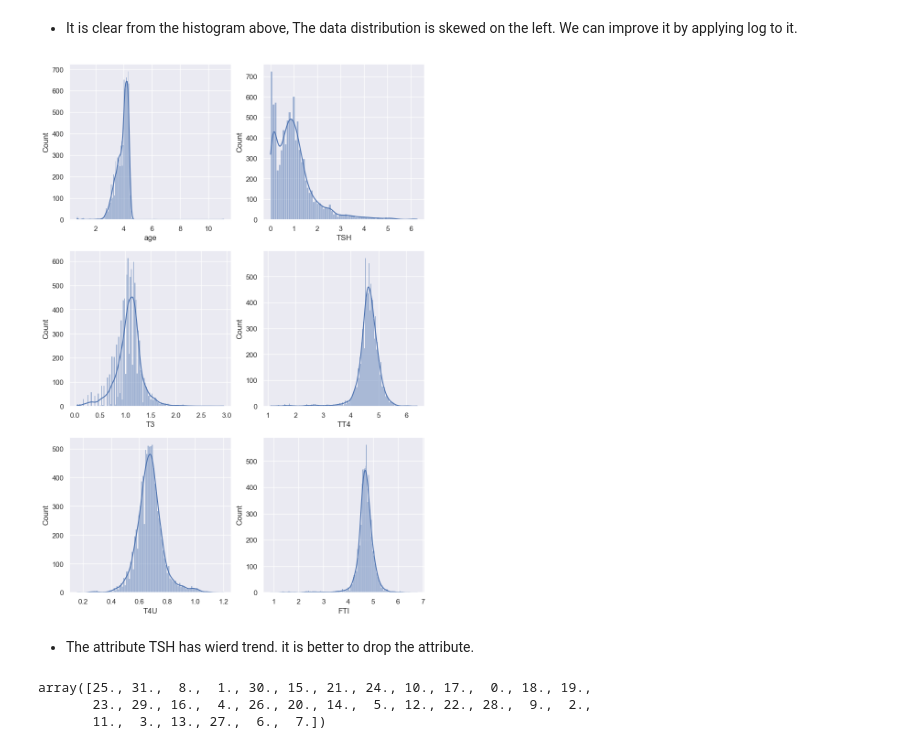
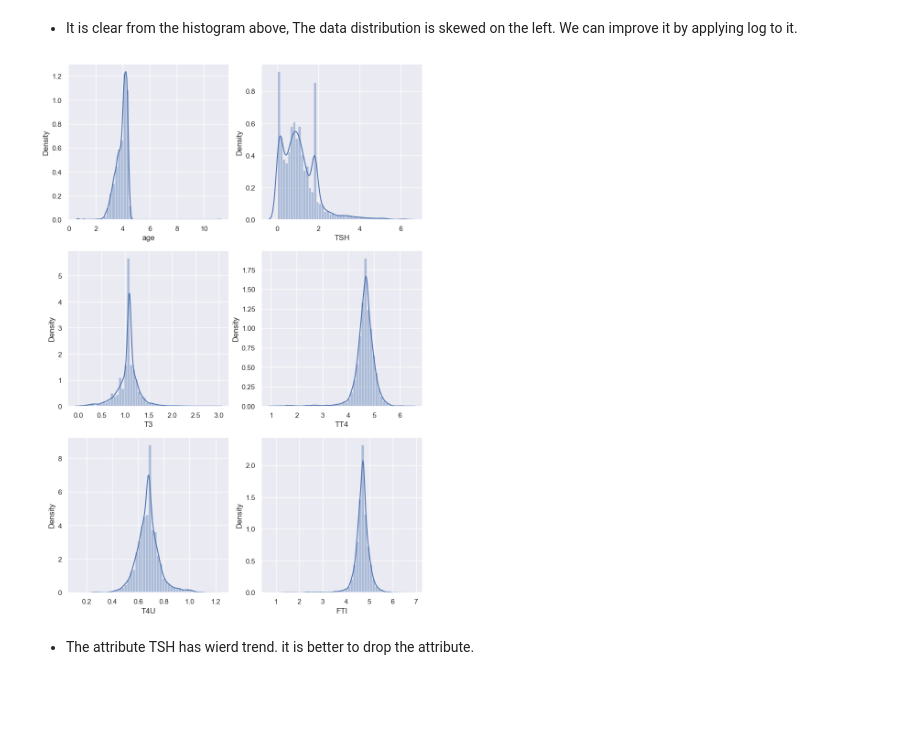
Before and after one commit to vrjbhvsr/Thyroid-Detection-Project, a Jupyter notebook: EDA_Thyroid_detection.ipynb, the cells around one changed output. Drawn from its saved outputs; the diff is of its cells as text; code cells hidden in the pictures; blank space fills up the shorter version.

```diff
--- a/EDA_Thyroid_detection.ipynb
+++ b/EDA_Thyroid_detection.ipynb
@@ -136,0 +156,5 @@ array(['Nagetive', 'S', 'F', 'AK', 'R', 'I', 'M', 'N', 'G', 'K', 'A',
+# %%
+from sklearn.impute import SimpleImputer
+imputer = SimpleImputer(missing_values=np.nan,strategy='most_frequent')
+imputer.fit(df[['sex']])
+df['sex']= imputer.transform(df[['sex']])
@@ -152,3 +189,3 @@ array(['F', 'M', nan], dtype=object)
 # %%
 # Firstly, we encode the sex attribute as it has only two categories.
-df['sex'] = df['sex'].map({'M' : 0,'F': 1})
+df['sex'] = df['sex'].map({'F' : 1,'M': 2})
@@ -155,5 +201,5 @@ df['sex'] = df['sex'].map({'M' : 0,'F': 1})
 # %%
 # Secondly, Variables with bool value also be encoded
 for var in df.columns:
-    if len(df[var].unique()) == 2:
+    if var !='sex' and len(df[var].unique()) == 2:
        df[var] = df[var].map({'f': 0, 't': 1})
@@ -190,5 +229,0 @@ df.head()
-# %%
-from sklearn.impute import KNNImputer
-KnnIm=KNNImputer(n_neighbors=3, weights='uniform',missing_values=np.nan)
-Imp=KnnIm.fit_transform(df)
-df=pd.DataFrame(data=Imp, columns=df.columns)
@@ -284,23 +251,17 @@ https://gist.github.com/mwaskom/de44147ed2974457ad6372750bbe5751
 # %%
 continuous_att = ['age','TSH', 'T3', 'TT4', 'T4U', 'FTI']
 plt.figure(figsize = (10,15))
 pltnum = 1
 for cols in continuous_att:
     df[cols] += 1
     ax = plt.subplot(3,2,pltnum)
-    sns.histplot(np.log(df[cols]),kde=True)
+    sns.distplot(np.log(df[cols]))
     plt.xlabel(cols)
     pltnum += 1
 plt.show()
 # %% [output]
-[figure, old version]
+[figure, new version]
 # %% [markdown]
 * The attribute TSH has wierd trend. it is better to drop the attribute.
 # %%
 df = df.drop(['TSH'],axis = 1)
-# %%
-df['Class'].unique()
-# %% [output]
-array([25., 31.,  8.,  1., 30., 15., 21., 24., 10., 17.,  0., 18., 19.,
-       23., 29., 16.,  4., 26., 20., 14.,  5., 12., 22., 28.,  9.,  2.,
-       11.,  3., 13., 27.,  6.,  7.])
```
Also changed, not shown: parts of 62 cells of this notebook, 3 other files.
